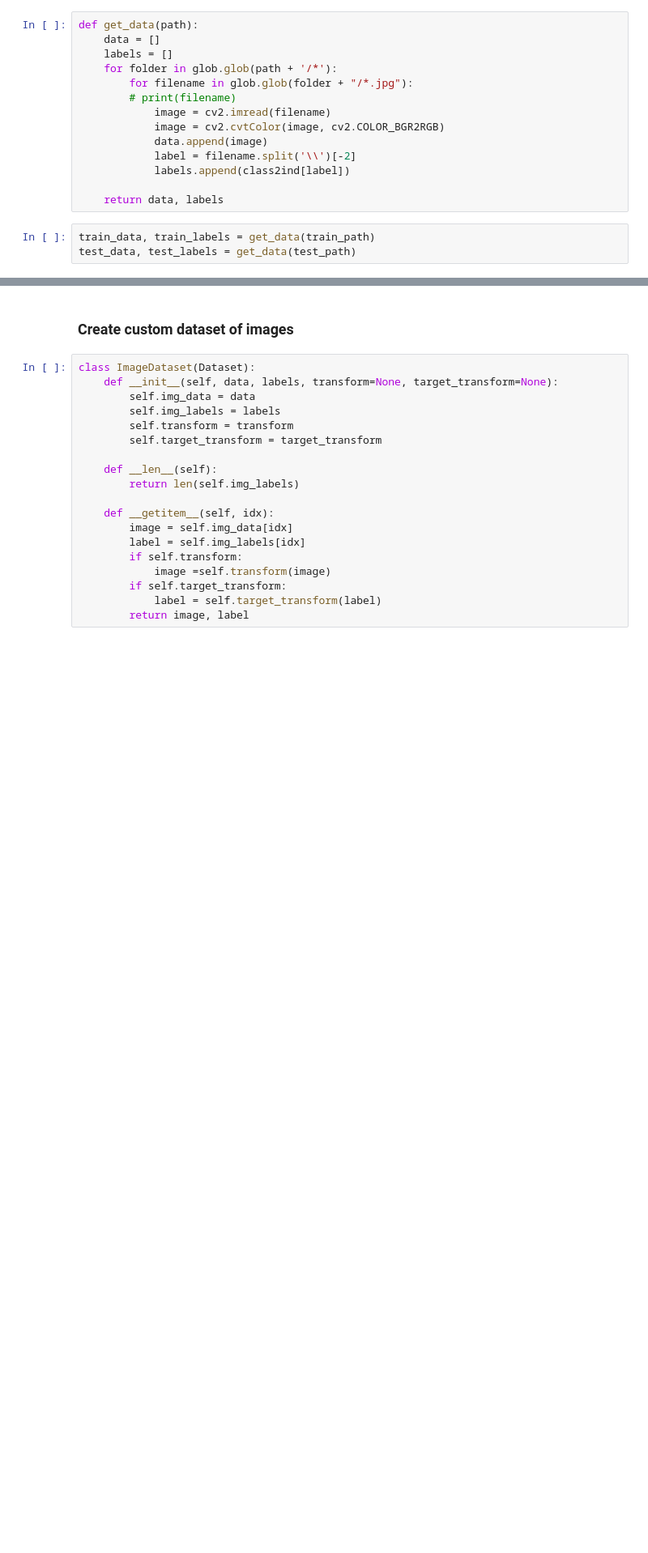
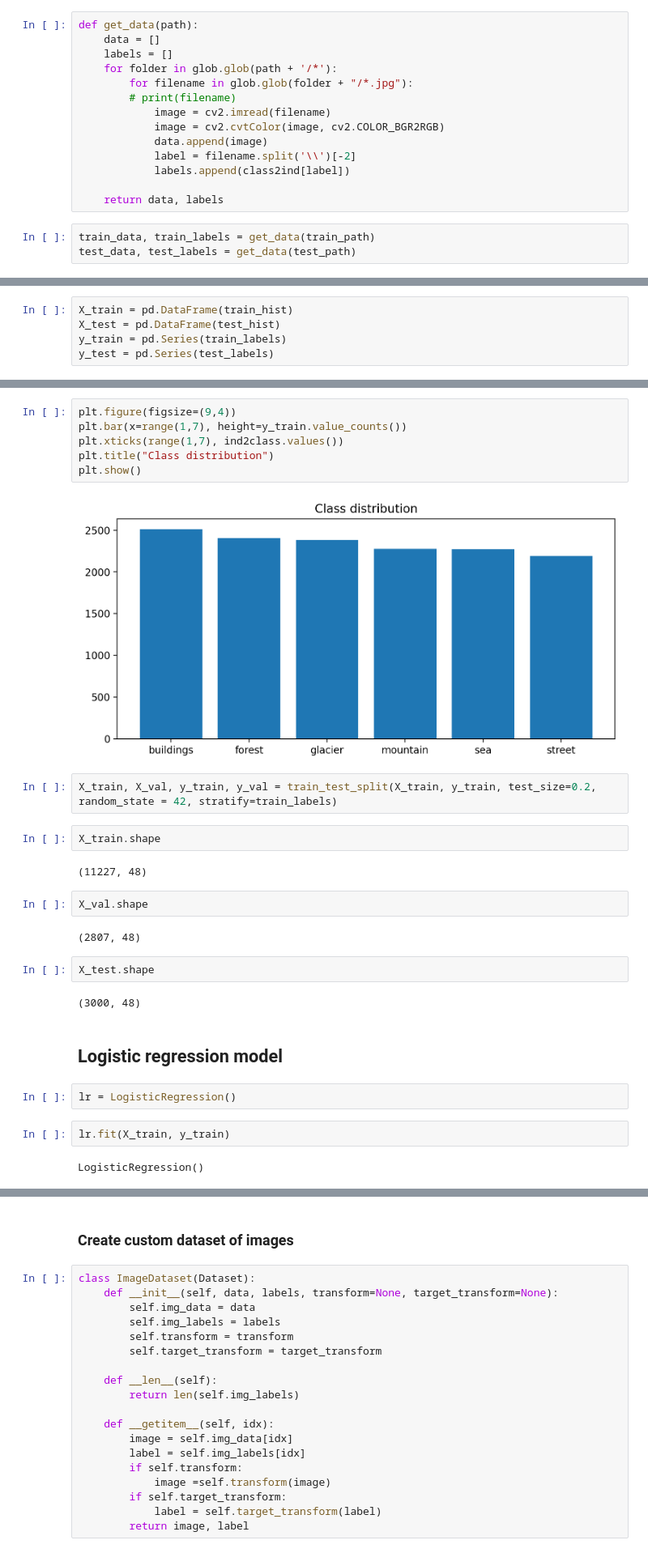
Before and after one commit to helenprokonina/ImageClassification, a Jupyter notebook: HW_2.ipynb, the cells around one changed output, grey strips where cells are left out. Shown at 81% size. Drawn from its saved outputs; the diff is of its cells as text; blank space fills up the shorter version.

Commit message:
Add logistic regression

```diff
--- a/HW_2.ipynb
+++ b/HW_2.ipynb
@@ -54,0 +173,5 @@ test_data, test_labels = get_data(test_path)
+# %%
+X_train = pd.DataFrame(train_hist)
+X_test = pd.DataFrame(test_hist)
+y_train = pd.Series(train_labels)
+y_test = pd.Series(test_labels)
@@ -54,0 +210,30 @@ test_data, test_labels = get_data(test_path)
+# %%
+plt.figure(figsize=(9,4))
+plt.bar(x=range(1,7), height=y_train.value_counts())
+plt.xticks(range(1,7), ind2class.values())
+plt.title("Class distribution")
+plt.show()
+# %% [output]
+[figure, added]
+# %%
+X_train, X_val, y_train, y_val = train_test_split(X_train, y_train, test_size=0.2, random_state = 42, stratify=train_labels)
+# %%
+X_train.shape
+# %% [output]
+(11227, 48)
+# %%
+X_val.shape
+# %% [output]
+(2807, 48)
+# %%
+X_test.shape
+# %% [output]
+(3000, 48)
+# %% [markdown]
+## Logistic regression model
+# %%
+lr = LogisticRegression()
+# %%
+lr.fit(X_train, y_train)
+# %% [output]
+LogisticRegression()
```
Also changed, not shown: parts of 33 cells of this notebook.
